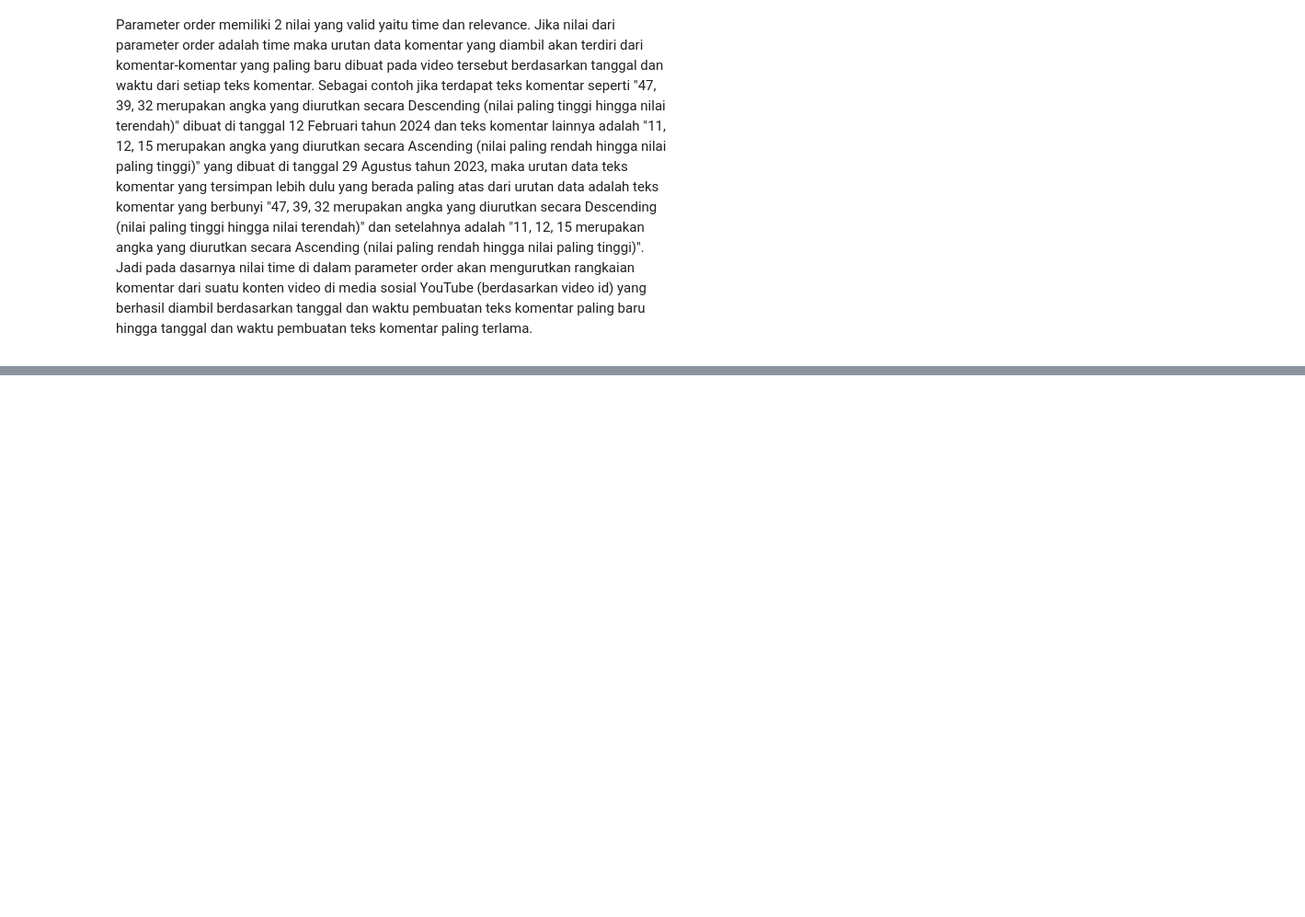
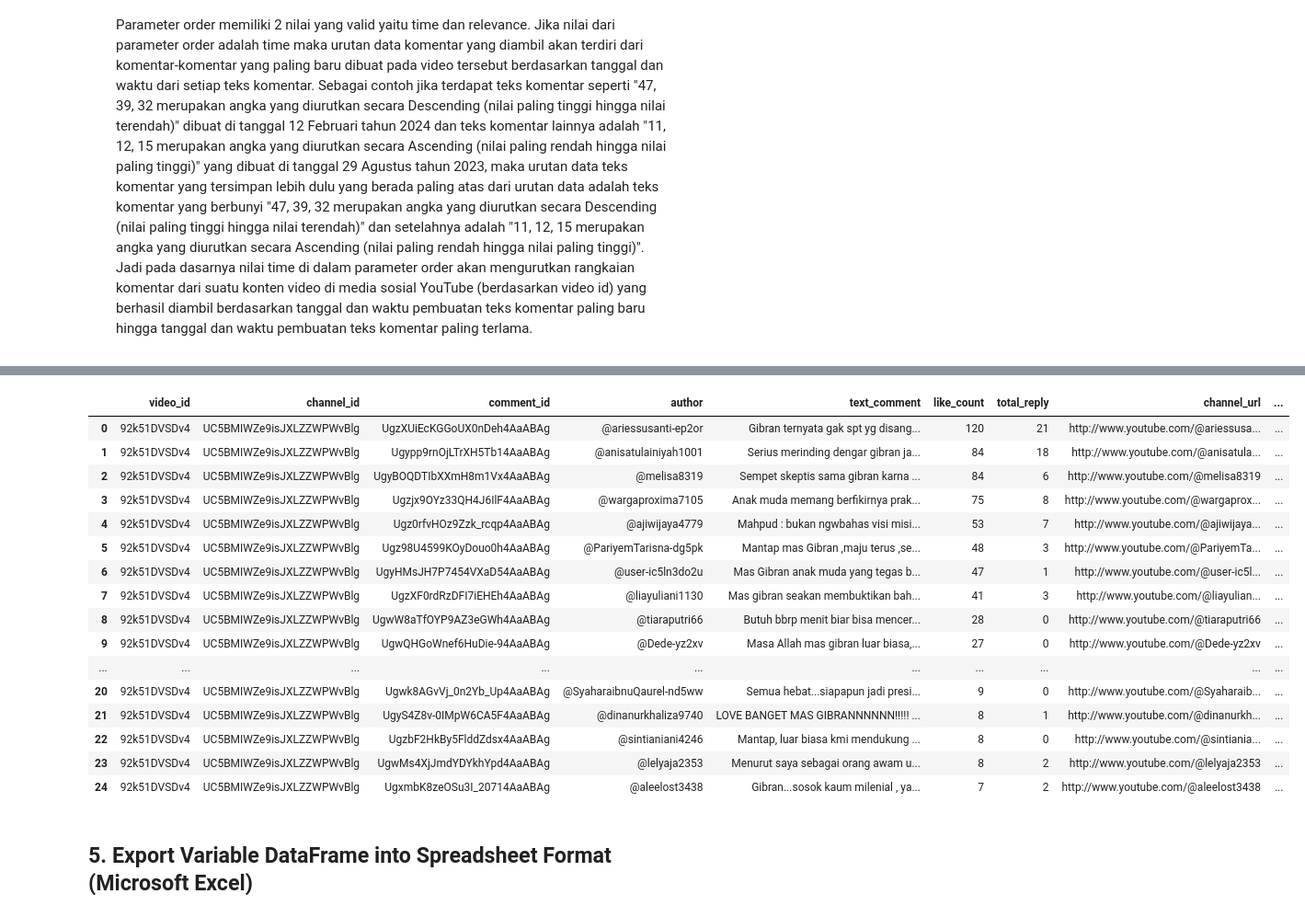
Before and after one commit to pramudianzaheka92/YouTubeVideoDataScraping-SentimentCommentAnalysis-DebateElection2024, a Jupyter notebook: YouTube Channel KOMPASTV/Data Comment Scraping - 2nd Video Debate Election 2024.ipynb, the cells around one changed output, grey strips where cells are left out. Shown at 92% size. Drawn from its saved outputs; the diff is of its cells as text; code cells hidden in the pictures; blank space fills up the shorter version.

Commit message:
Finished Project for Scraping Comments Data from Second Debate Video Election President-Vice President in YouTube Channel KOMPASTV

```diff
--- a/YouTube Channel KOMPASTV/Data Comment Scraping - 2nd Video Debate Election 2024.ipynb
+++ b/YouTube Channel KOMPASTV/Data Comment Scraping - 2nd Video Debate Election 2024.ipynb
@@ -411,0 +580,31 @@ second_video_debate_df.tail(9)
+# %%
+"""
+Mengubah urutan data yang dimiliki oleh variabel DataFrame "second_video_debate_df" berdasarkan jumlah total like
+terbanyak hingga jumlah like paling sedikit yang didapatkan/diterima oleh suatu teks komentar utama
+diantara 500 data komentar yang ada di dalam video debat babak kedua capres-cawapres Indonesia di channel YouTube KOMPASTV
+"""
+second_video_debate_df = second_video_debate_df.sort_values(by=["like_count"],
+                                                          ascending = False, ignore_index = True)
+
+# Mengecek sekaligus menampilkan urutan 25 data teratas yang memiliki jumlah total like komentar utama terbanyak (Descending)
+second_video_debate_df.head(25)
+# %% [output]
+|  | video_id | channel_id | comment_id | author | text_comment | like_count | total_reply | channel_url | ... |
+| 0 | 92k51DVSDv4 | UC5BMIWZe9isJXLZZWPWvBlg | UgzXUiEcKGGoUX0nDeh4AaABAg | @ariessusanti-ep2or | Gibran ternyata gak spt yg disang... | 120 | 21 | http://www.youtube.com/@ariessusa... | ... |
+| 1 | 92k51DVSDv4 | UC5BMIWZe9isJXLZZWPWvBlg | Ugypp9rnOjLTrXH5Tb14AaABAg | @anisatulainiyah1001 | Serius merinding dengar gibran ja... | 84 | 18 | http://www.youtube.com/@anisatula... | ... |
+| 2 | 92k51DVSDv4 | UC5BMIWZe9isJXLZZWPWvBlg | UgyBOQDTIbXXmH8m1Vx4AaABAg | @melisa8319 | Sempet skeptis sama gibran karna ... | 84 | 6 | http://www.youtube.com/@melisa8319 | ... |
+| 3 | 92k51DVSDv4 | UC5BMIWZe9isJXLZZWPWvBlg | Ugzjx9OYz33QH4J6IlF4AaABAg | @wargaproxima7105 | Anak muda memang berfikirnya prak... | 75 | 8 | http://www.youtube.com/@wargaprox... | ... |
+| 4 | 92k51DVSDv4 | UC5BMIWZe9isJXLZZWPWvBlg | Ugz0rfvHOz9Zzk_rcqp4AaABAg | @ajiwijaya4779 | Mahpud : bukan ngwbahas visi misi... | 53 | 7 | http://www.youtube.com/@ajiwijaya... | ... |
+| 5 | 92k51DVSDv4 | UC5BMIWZe9isJXLZZWPWvBlg | Ugz98U4599KOyDouo0h4AaABAg | @PariyemTarisna-dg5pk | Mantap mas Gibran ,maju terus ,se... | 48 | 3 | http://www.youtube.com/@PariyemTa... | ... |
+| 6 | 92k51DVSDv4 | UC5BMIWZe9isJXLZZWPWvBlg | UgyHMsJH7P7454VXaD54AaABAg | @user-ic5ln3do2u | Mas Gibran anak muda yang tegas b... | 47 | 1 | http://www.youtube.com/@user-ic5l... | ... |
+| 7 | 92k51DVSDv4 | UC5BMIWZe9isJXLZZWPWvBlg | UgzXF0rdRzDFI7iEHEh4AaABAg | @liayuliani1130 | Mas gibran seakan membuktikan bah... | 41 | 3 | http://www.youtube.com/@liayulian... | ... |
+| 8 | 92k51DVSDv4 | UC5BMIWZe9isJXLZZWPWvBlg | UgwW8aTfOYP9AZ3eGWh4AaABAg | @tiaraputri66 | Butuh bbrp menit biar bisa mencer... | 28 | 0 | http://www.youtube.com/@tiaraputri66 | ... |
+| 9 | 92k51DVSDv4 | UC5BMIWZe9isJXLZZWPWvBlg | UgwQHGoWnef6HuDie-94AaABAg | @Dede-yz2xv | Masa Allah mas gibran luar biasa,... | 27 | 0 | http://www.youtube.com/@Dede-yz2xv | ... |
+| ... | ... | ... | ... | ... | ... | ... | ... | ... | ... |
+| 20 | 92k51DVSDv4 | UC5BMIWZe9isJXLZZWPWvBlg | Ugwk8AGvVj_0n2Yb_Up4AaABAg | @SyaharaibnuQaurel-nd5ww | Semua hebat...siapapun jadi presi... | 9 | 0 | http://www.youtube.com/@Syaharaib... | ... |
+| 21 | 92k51DVSDv4 | UC5BMIWZe9isJXLZZWPWvBlg | UgyS4Z8v-0IMpW6CA5F4AaABAg | @dinanurkhaliza9740 | LOVE BANGET MAS GIBRANNNNNN!!!!! ... | 8 | 1 | http://www.youtube.com/@dinanurkh... | ... |
+| 22 | 92k51DVSDv4 | UC5BMIWZe9isJXLZZWPWvBlg | UgzbF2HkBy5FlddZdsx4AaABAg | @sintianiani4246 | Mantap, luar biasa kmi mendukung ... | 8 | 0 | http://www.youtube.com/@sintiania... | ... |
+| 23 | 92k51DVSDv4 | UC5BMIWZe9isJXLZZWPWvBlg | UgwMs4XjJmdYDYkhYpd4AaABAg | @lelyaja2353 | Menurut saya sebagai orang awam u... | 8 | 2 | http://www.youtube.com/@lelyaja2353 | ... |
+| 24 | 92k51DVSDv4 | UC5BMIWZe9isJXLZZWPWvBlg | UgxmbK8zeOSu3I_20714AaABAg | @aleelost3438 | Gibran...sosok kaum milenial , ya... | 7 | 2 | http://www.youtube.com/@aleelost3438 | ... |
+# %% [markdown]
+## 5. Export Variable DataFrame into Spreadsheet Format (Microsoft Excel)
```
Also changed, not shown: parts of 28 cells of this notebook, 1 other file.
